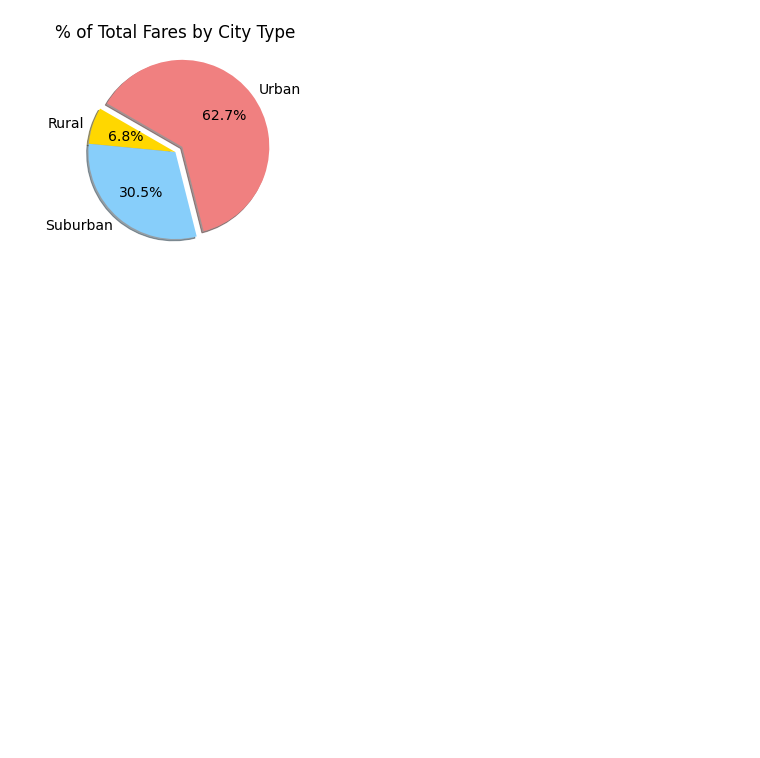
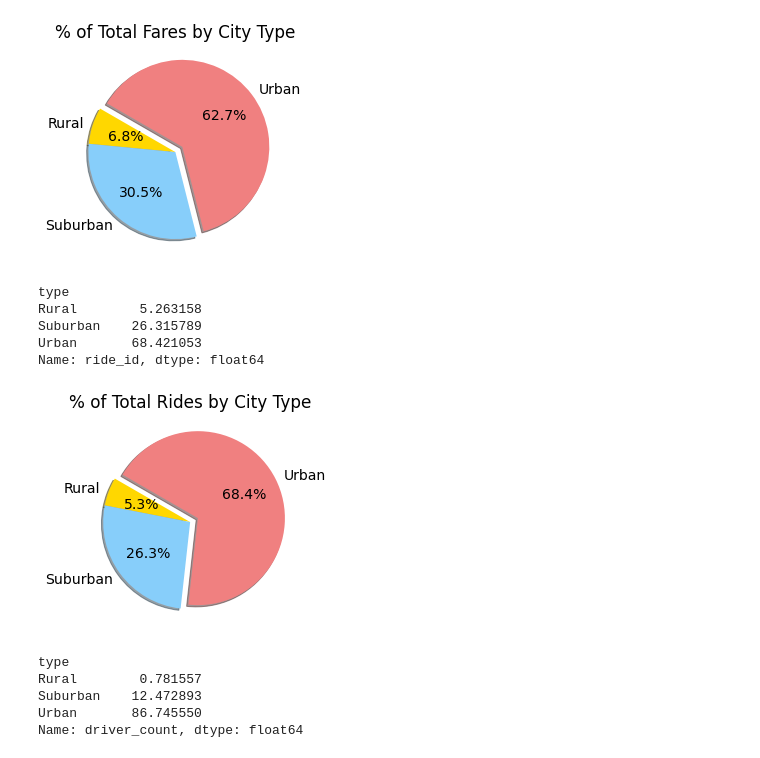
Before and after one commit to amberteets/PyBer_Analysis, a Jupyter notebook: PyBer.ipynb, the cells around one changed output. Drawn from its saved outputs; the diff is of its cells as text; code cells hidden in the pictures; blank space fills up the shorter version.

Commit message:
More pie charts

```diff
--- a/PyBer.ipynb
+++ b/PyBer.ipynb
@@ -465,3 +465,41 @@ plt.savefig("analysis/Fig5.png", facecolor="white")
 plt.show()
 # %% [output]
 [figure]
+# %%
+# Pie Chart: Percentage of Total Rides by City Type
+# Get total rides by city type
+type_ride_percentages = 100 * pyber_df.groupby(["type"]).count()["ride_id"] / len(pyber_df["ride_id"].unique())
+type_ride_percentages
+# %% [output]
+type
+Rural        5.263158
+Suburban    26.315789
+Urban       68.421053
+Name: ride_id, dtype: float64
+# %%
+# Create Pie Chart
+plt.pie(type_ride_percentages,
+        labels=list(type_ride_percentages.index[0:3]),
+        colors=["gold", "lightskyblue", "lightcoral"],
+       explode=[0, 0, .1],
+       shadow=True,
+       autopct="%.1f%%",
+       startangle=150)
+plt.title("% of Total Rides by City Type")
+# Change the default font size from 10 to 14.
+mpl.rcParams['font.size'] = 14
+# Save figure
+plt.savefig("analysis/Fig6.png", facecolor="white")
+plt.show()
+# %% [output]
+[figure, added]
+# %%
+# Pie Chart: Percentage of Total Drivers by City Type
+type_driver_percentages = 100 * pyber_df.groupby(["type"]).sum()["driver_count"] / pyber_df["driver_count"].sum()
+type_driver_percentages
+# %% [output]
+type
+Rural        0.781557
+Suburban    12.472893
+Urban       86.745550
+Name: driver_count, dtype: float64
```
Also changed, not shown: parts of 1 cell of this notebook, 2 other files.
